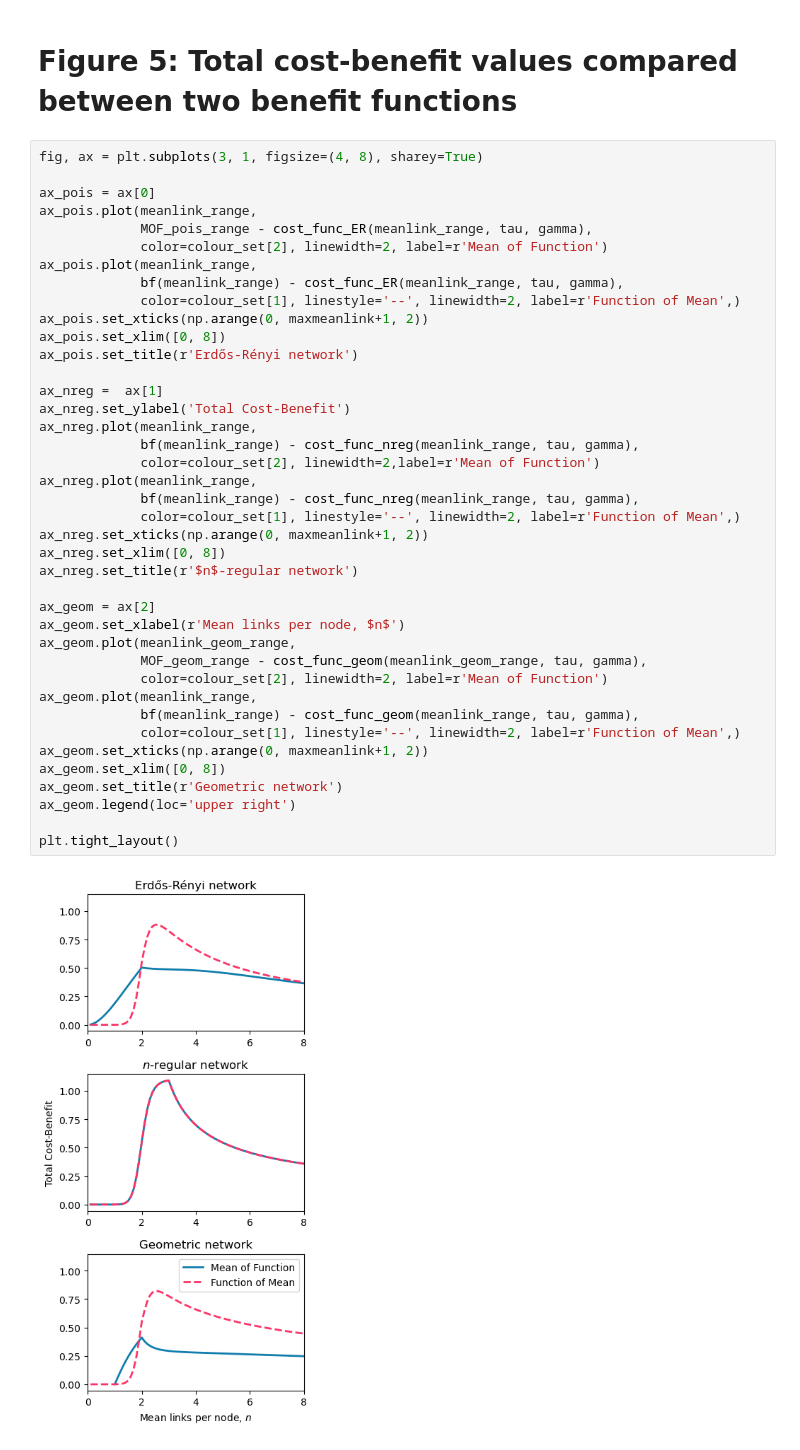
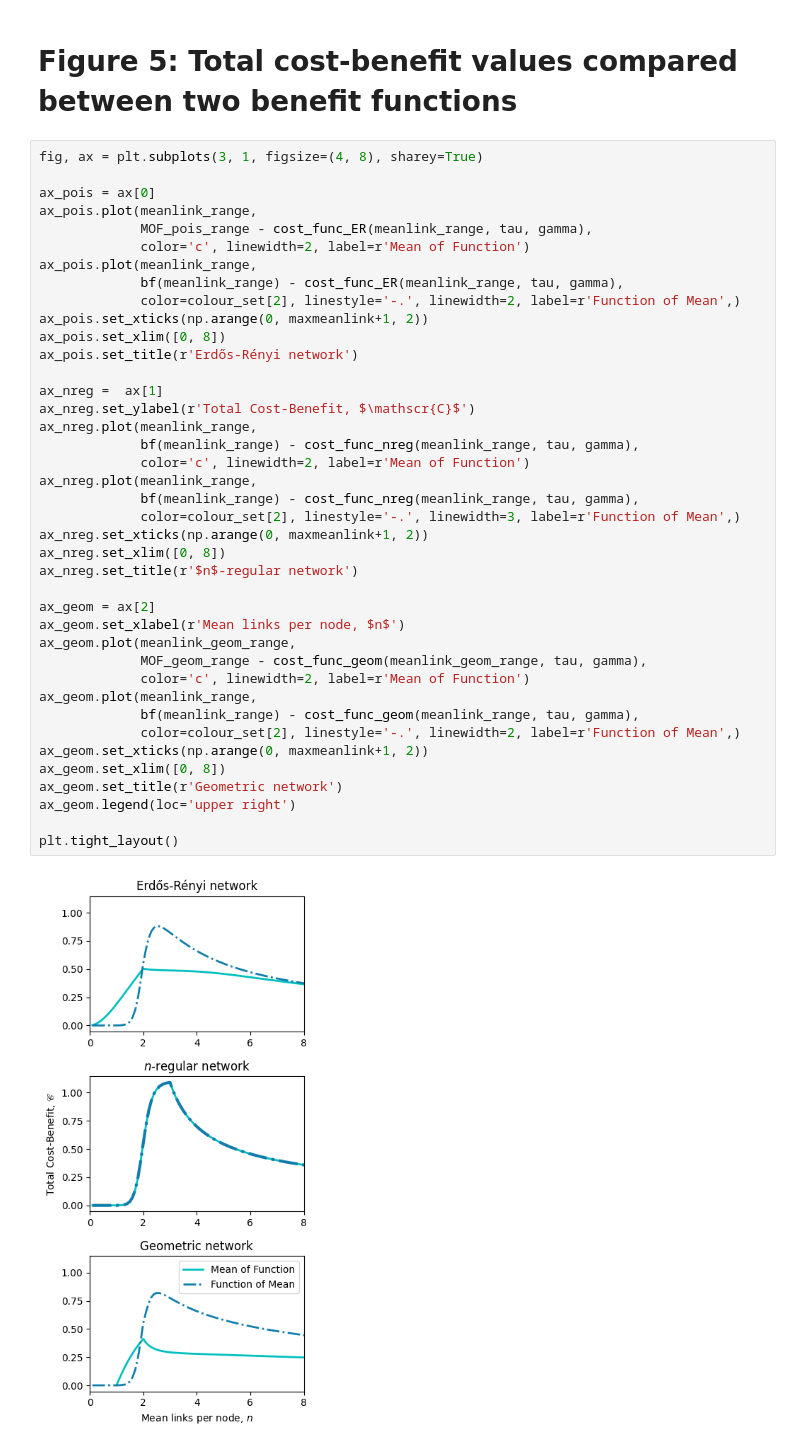
Before and after one commit to thatchai-b/article-trade-off-infs-social-interacts, a Jupyter notebook: Figures_2-5_cost-benefit.ipynb, the cells around one changed output. Saved outputs shown, nothing was run; the diff lists cells and outputs as text.

Commit message:
label correction, figure display checked

```diff
--- a/Figures_2-5_cost-benefit.ipynb
+++ b/Figures_2-5_cost-benefit.ipynb
@@ -148,39 +148,39 @@ fig, ax = plt.subplots(3, 1, figsize=(4, 8), sharey=True)
 ax_pois = ax[0]
 ax_pois.plot(meanlink_range,
              MOF_pois_range - cost_func_ER(meanlink_range, tau, gamma),
-             color=colour_set[2], linewidth=2, label=r'Mean of Function')
+             color='c', linewidth=2, label=r'Mean of Function')
 ax_pois.plot(meanlink_range,
              bf(meanlink_range) - cost_func_ER(meanlink_range, tau, gamma),
-             color=colour_set[1], linestyle='--', linewidth=2, label=r'Function of Mean',)
+             color=colour_set[2], linestyle='-.', linewidth=2, label=r'Function of Mean',)
 ax_pois.set_xticks(np.arange(0, maxmeanlink+1, 2))
 ax_pois.set_xlim([0, 8])
 ax_pois.set_title(r'Erdős-Rényi network')
 
 ax_nreg =  ax[1]
-ax_nreg.set_ylabel('Total Cost-Benefit')
+ax_nreg.set_ylabel(r'Total Cost-Benefit, $\mathscr{C}$')
 ax_nreg.plot(meanlink_range,
              bf(meanlink_range) - cost_func_nreg(meanlink_range, tau, gamma),
-             color=colour_set[2], linewidth=2,label=r'Mean of Function')
+             color='c', linewidth=2, label=r'Mean of Function')
 ax_nreg.plot(meanlink_range,
              bf(meanlink_range) - cost_func_nreg(meanlink_range, tau, gamma),
-             color=colour_set[1], linestyle='--', linewidth=2, label=r'Function of Mean',)
+             color=colour_set[2], linestyle='-.', linewidth=3, label=r'Function of Mean',)
 ax_nreg.set_xticks(np.arange(0, maxmeanlink+1, 2))
 ax_nreg.set_xlim([0, 8])
 ax_nreg.set_title(r'$n$-regular network')
 
 ax_geom = ax[2]
 ax_geom.set_xlabel(r'Mean links per node, $n$')
 ax_geom.plot(meanlink_geom_range,
              MOF_geom_range - cost_func_geom(meanlink_geom_range, tau, gamma),
-             color=colour_set[2], linewidth=2, label=r'Mean of Function')
+             color='c', linewidth=2, label=r'Mean of Function')
 ax_geom.plot(meanlink_range,
              bf(meanlink_range) - cost_func_geom(meanlink_range, tau, gamma),
-             color=colour_set[1], linestyle='--', linewidth=2, label=r'Function of Mean',)
+             color=colour_set[2], linestyle='-.', linewidth=2, label=r'Function of Mean',)
 ax_geom.set_xticks(np.arange(0, maxmeanlink+1, 2))
 ax_geom.set_xlim([0, 8])
 ax_geom.set_title(r'Geometric network')
 ax_geom.legend(loc='upper right')
 
 plt.tight_layout()
 # %% [output]
-[figure, old version]
+[figure, new version]
```
Also changed, not shown: parts of 3 cells of this notebook.
